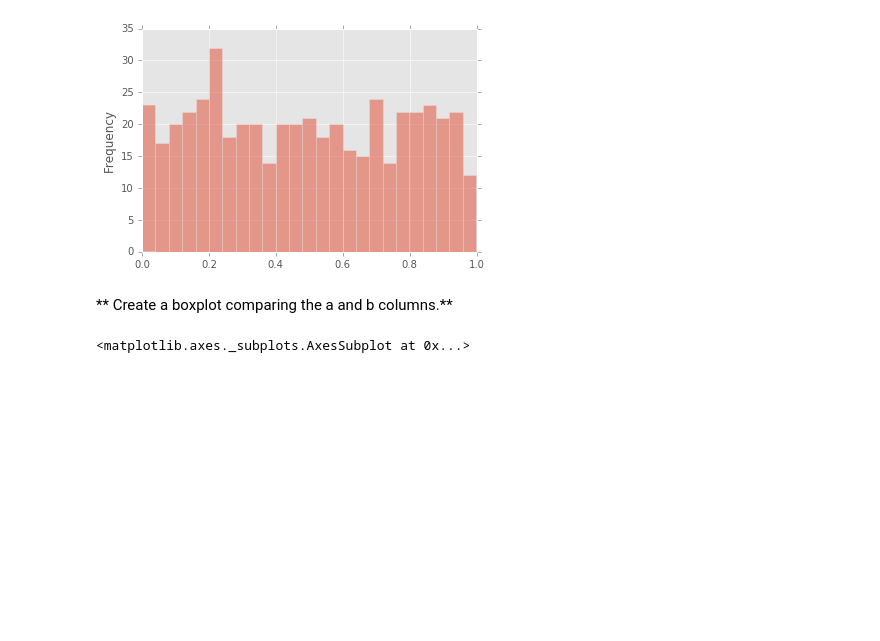
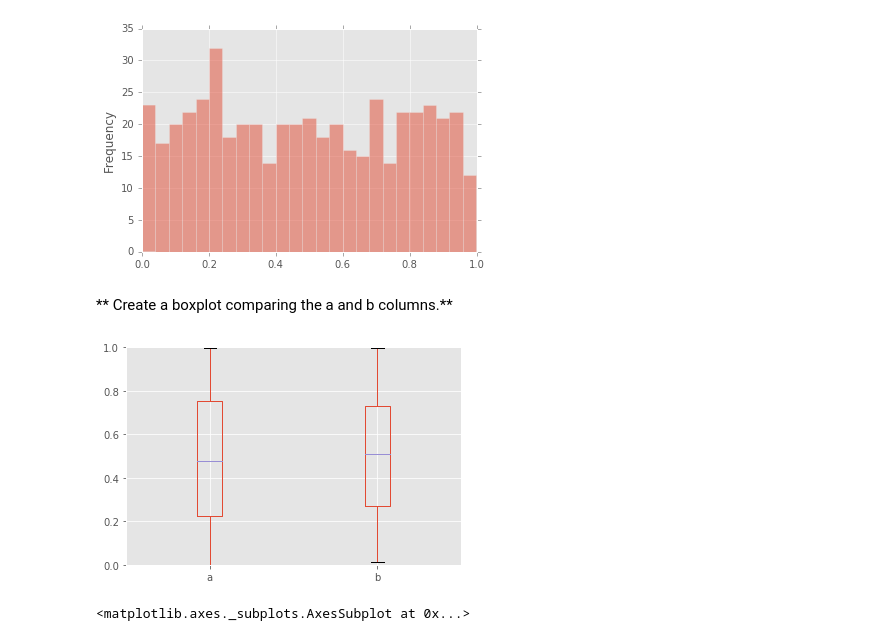
Before and after one commit to kwarodom/sidtechtalent, a Jupyter notebook: ML-Week2/Lecture5 python data visualization/Pandas Built-in Data Viz/Pandas Data Visualization Exercise .ipynb, the cells around one changed output. Cells and saved outputs as stored; diff of their text form; code cells hidden in the pictures; blank space fills up the shorter version.

```diff
--- a/ML-Week2/Lecture5 python data visualization/Pandas Built-in Data Viz/Pandas Data Visualization Exercise .ipynb
+++ b/ML-Week2/Lecture5 python data visualization/Pandas Built-in Data Viz/Pandas Data Visualization Exercise .ipynb
@@ -48,6 +67,11 @@ df3.head()
 [figure]
 # %% [markdown]
 ** Create a boxplot comparing the a and b columns.**
+# %%
+df3[['a','b']].plot(kind = 'box', ylim = [0,1], style = '--r')
+df3.plot?
+# %% [output]
+[figure, added]
 # %%
 # %% [output]
 <matplotlib.axes._subplots.AxesSubplot at 0x...>
```
Also changed, not shown: parts of 7 cells of this notebook.
